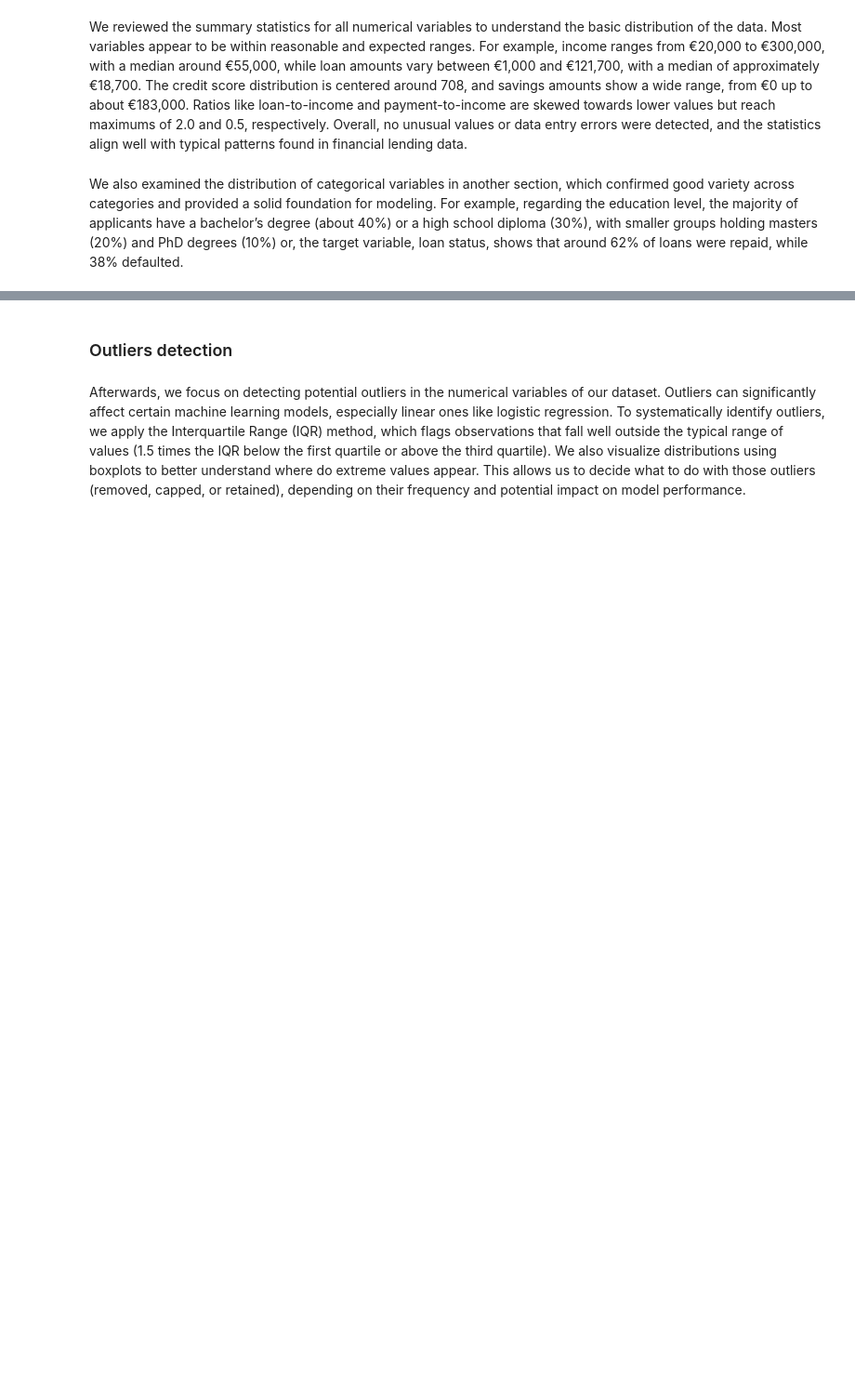
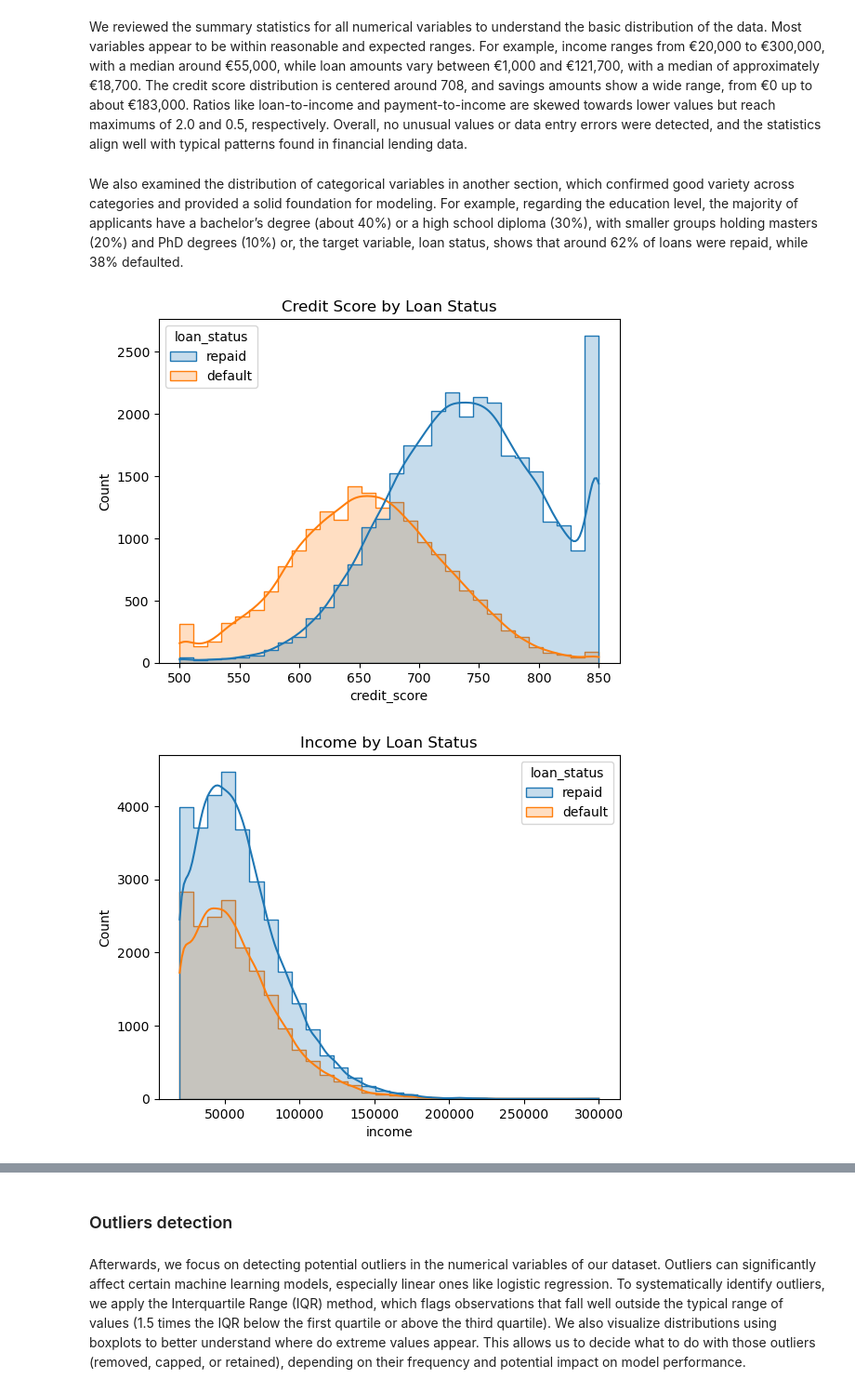
Before and after one commit to PrometisLab/coding-challenge-data-gov-fintech, a Jupyter notebook: code.ipynb, the cells around one changed output, grey strips where cells are left out. Shown at 93% size. Drawn from its saved outputs; the diff is of its cells as text; code cells hidden in the pictures; blank space fills up the shorter version.

```diff
--- a/code.ipynb
+++ b/code.ipynb
@@ -140,3 +147,19 @@ df_encoded[numerical_cols_clean].describe(),round(2)
 We reviewed the summary statistics for all numerical variables to understand the basic distribution of the data. Most variables appear to be within reasonable and expected ranges. For example, income ranges from €20,000 to €300,000, with a median around €55,000, while loan amounts vary between €1,000 and €121,700, with a median of approximately €18,700. The credit score distribution is centered around 708, and savings amounts show a wide range, from €0 up to about €183,000. Ratios like loan-to-income and payment-to-income are skewed towards lower values but reach maximums of 2.0 and 0.5, respectively. Overall, no unusual values or data entry errors were detected, and the statistics align well with typical patterns found in financial lending data.
 # %% [markdown]
 We also examined the distribution of categorical variables in another section, which confirmed good variety across categories and provided a solid foundation for modeling. For example, regarding the education level, the majority of applicants have a bachelor’s degree (about 40%) or a high school diploma (30%), with smaller groups holding masters (20%) and PhD degrees (10%) or, the target variable, loan status, shows that around 62% of loans were repaid, while 38% defaulted.
+# %%
+sns.histplot(data=df_clean, x='credit_score', hue='loan_status', bins=30, kde=True, element="step")
+plt.title("Credit Score by Loan Status")
+plt.show()
+
+sns.histplot(data=df_clean, x='income', hue='loan_status', bins=30, kde=True, element="step")
+plt.title("Income by Loan Status")
+plt.show()
+
+# Loan amount distribution
+sns.histplot(data=df_clean, x='loan_amount', hue='loan_status', bins=30, kde=True, element="step")
+plt.title("Loan Amount by Loan Status")
+plt.show()
+# %% [output]
+[figure, added]
+[figure, added]
```
Also changed, not shown: parts of 52 cells of this notebook.
